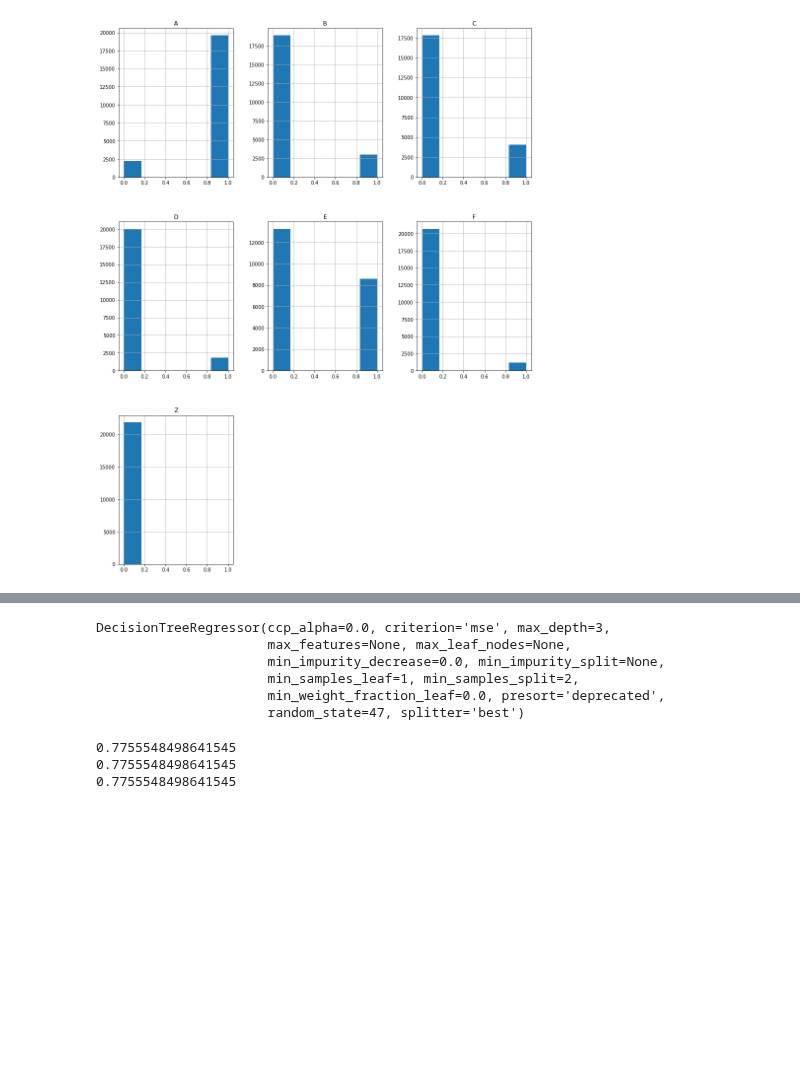
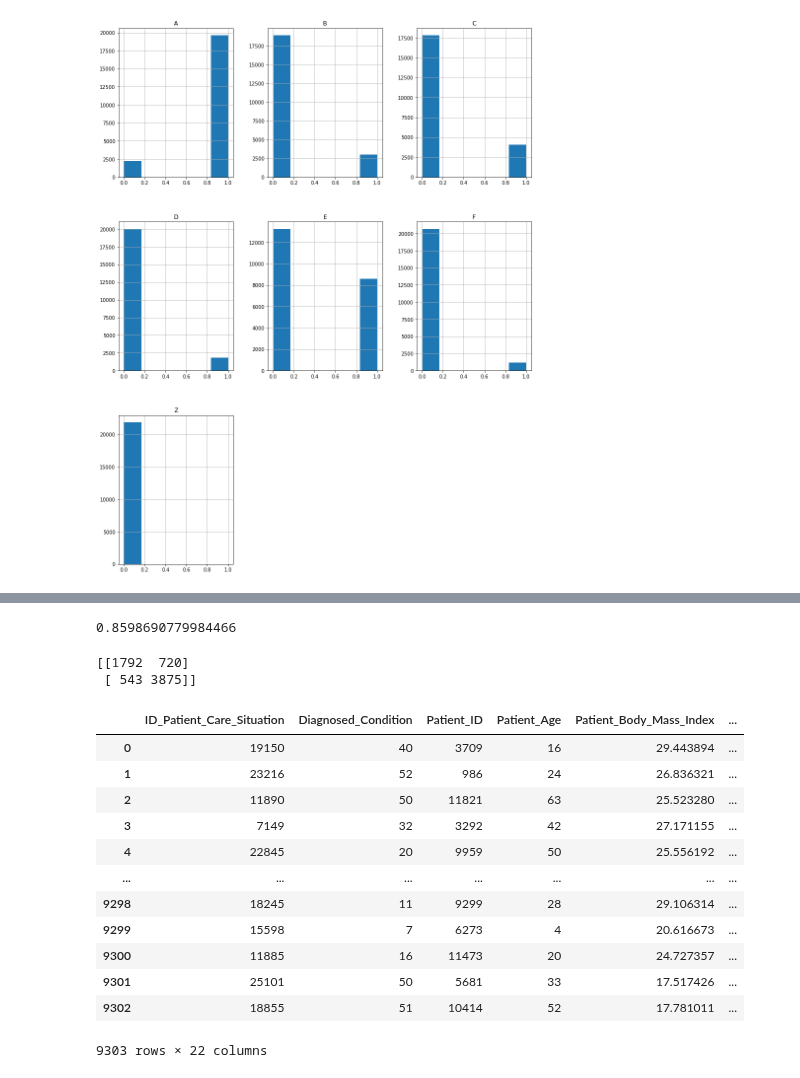
Before and after one commit to hpnightowl/Owlsbooks, a Jupyter notebook: pharma.ipynb, the cells around one changed output, grey strips where cells are left out. Drawn from its saved outputs; the diff is of its cells as text; code cells hidden in the pictures; blank space fills up the shorter version.

```diff
--- a/pharma.ipynb
+++ b/pharma.ipynb
@@ -195,11 +203,47 @@ y_pred_3 = model.predict(X_test)
-# %%
-model_2 = DecisionTreeRegressor(max_depth = 3, random_state = 47)
-model_2.fit(X_train,y_train)
-# %% [output]
-DecisionTreeRegressor(ccp_alpha=0.0, criterion='mse', max_depth=3,
-                      max_features=None, max_leaf_nodes=None,
-                      min_impurity_decrease=0.0, min_impurity_split=None,
-                      min_samples_leaf=1, min_samples_split=2,
-                      min_weight_fraction_leaf=0.0, presort='deprecated',
-                      random_state=47, splitter='best')
+# %%
+from sklearn.metrics import f1_score
+print(f1_score(y_test, y_pred))
+# %% [output]
+0.8598690779984466
+# %%
+from sklearn.metrics import confusion_matrix
+
+print(confusion_matrix(y_test, y_pred))
+# %% [output]
+[[1792  720]
+ [ 543 3875]]
+# %%
+test_new = pd.read_csv('https://raw.githubusercontent.com/dphi-official/Datasets/master/pharma_data/Testing_set_begs.csv')
+
+from sklearn.preprocessing import LabelEncoder
+le = LabelEncoder()
+test_new['Patient_Smoker']= le.fit_transform(test_new['Patient_Smoker']) #Yes =2 No = 1 Can't say = 0
+test_new['Patient_Rural_Urban']= le.fit_transform(test_new['Patient_Rural_Urban']) # Urban =0 Rural =1
+test_new['Patient_mental_condition']= le.fit_transform(test_new['Patient_mental_condition']) # Stable = 0  unstable =1
+test_new['Treated_with_drugs'] = test_new['Treated_with_drugs'].fillna(test_new['Treated_with_drugs'].mode()[0])
+data = test_new['Treated_with_drugs'].str.get_dummies(sep=' ')
+data
+test_new = pd.concat([test_new, data], axis=1, sort=False)
+test_new = test_new.drop(['Treated_with_drugs'],axis=1)
+test_new['DX1'] = test_new['DX1'].astype(float)
+test_new['DX2'] = test_new['DX2'].astype(float)
+test_new['DX3'] = test_new['DX3'].astype(float)
+test_new['DX4'] = test_new['DX4'].astype(float)
+test_new['DX5'] = test_new['DX5'].astype(float)
+test_new['DX6'] = test_new['DX6'].astype(float)
+test_new
+# %% [output]
+|  | ID_Patient_Care_Situation | Diagnosed_Condition | Patient_ID | Patient_Age | Patient_Body_Mass_Index | ... |
+| 0 | 19150 | 40 | 3709 | 16 | 29.443894 | ... |
+| 1 | 23216 | 52 | 986 | 24 | 26.836321 | ... |
+| 2 | 11890 | 50 | 11821 | 63 | 25.523280 | ... |
+| 3 | 7149 | 32 | 3292 | 42 | 27.171155 | ... |
+| 4 | 22845 | 20 | 9959 | 50 | 25.556192 | ... |
+| ... | ... | ... | ... | ... | ... | ... |
+| 9298 | 18245 | 11 | 9299 | 28 | 29.106314 | ... |
+| 9299 | 15598 | 7 | 6273 | 4 | 20.616673 | ... |
+| 9300 | 11885 | 16 | 11473 | 20 | 24.727357 | ... |
+| 9301 | 25101 | 50 | 5681 | 33 | 17.517426 | ... |
+| 9302 | 18855 | 51 | 10414 | 52 | 17.781011 | ... |
+9303 rows × 22 columns
 # %%
@@ -207,9 +250,0 @@ y_pred_2 = model.predict(X_test)
-# %%
-from sklearn.metrics import f1_score
-print(f1_score(y_test, y_pred))
-print(f1_score(y_test, y_pred_2))
-print(f1_score(y_test, y_pred_3))
-# %% [output]
-0.7755548498641545
-0.7755548498641545
-0.7755548498641545
```
Also changed, not shown: parts of 16 cells of this notebook.
